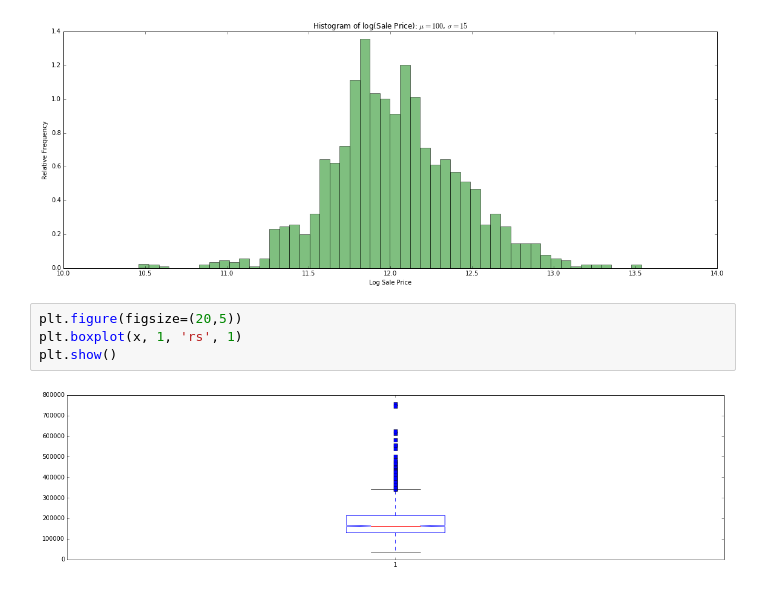
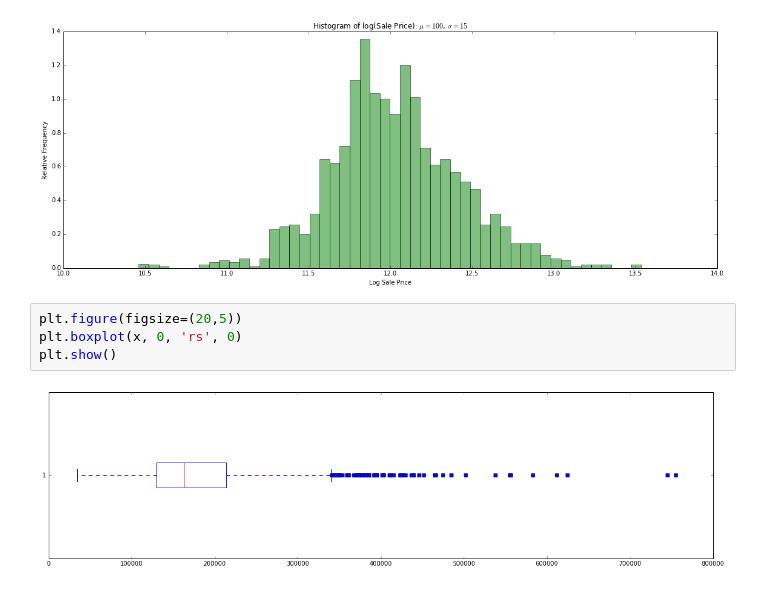
Before and after one commit to ketansahils/HousePricesAdvRegressionTech, a Jupyter notebook: housing_prices.ipynb, the cells around one changed output. Cells and saved outputs as stored; diff of their text form.

```diff
--- a/housing_prices.ipynb
+++ b/housing_prices.ipynb
@@ -59,7 +59,7 @@ plt.show()
 [figure]
 # %%
 plt.figure(figsize=(20,5))
-plt.boxplot(x, 1, 'rs', 1)
+plt.boxplot(x, 0, 'rs', 0)
 plt.show()
 # %% [output]
-[figure, old version]
+[figure, new version]
```
Also changed, not shown: parts of 15 cells of this notebook.
